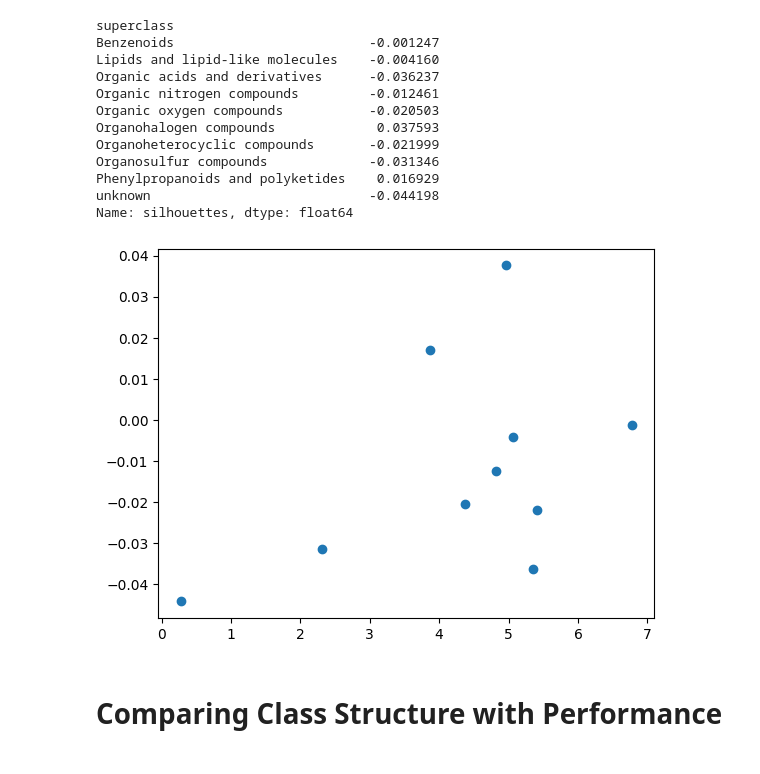
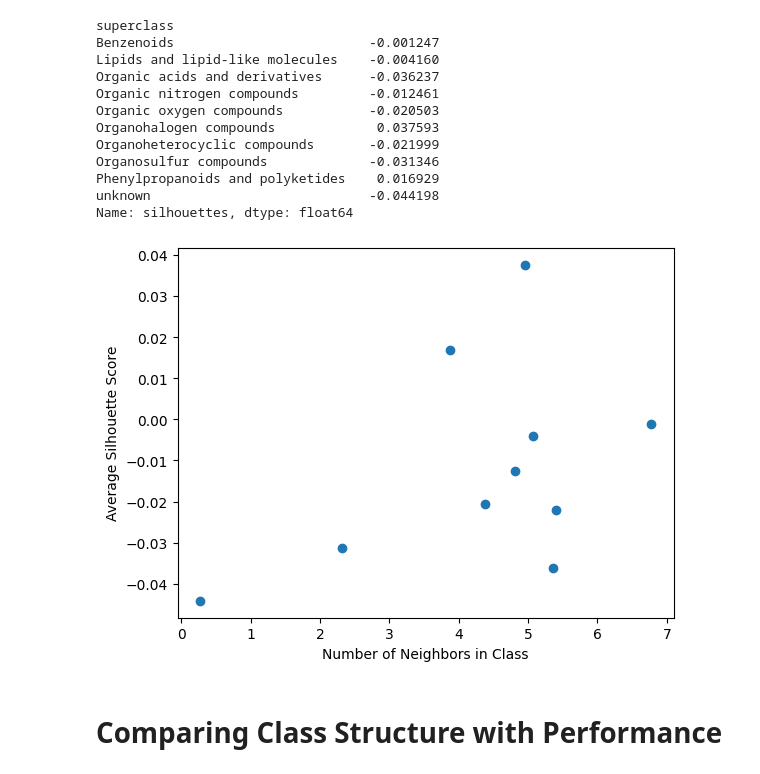
Before and after one commit to patlewig/genra-hybrid, a Jupyter notebook: notebooks/05-ajl-LD50_clusters.ipynb, the cells around one changed output. Cells and saved outputs as stored; diff of their text form; code cells hidden in the pictures.

```diff
--- a/notebooks/05-ajl-LD50_clusters.ipynb
+++ b/notebooks/05-ajl-LD50_clusters.ipynb
@@ -261,10 +294,13 @@ Name: silhouettes, dtype: float64
 # %%
 import matplotlib.pyplot as plt
 
+#A preliminary graph to check for relationships between variables we just plotted
 plt.scatter(subview.groupby('superclass').mean(numeric_only=True)['neighbors_in_class'].values,subview.groupby('superclass').mean(numeric_only=True)['silhouettes'].values)
+plt.xlabel("Number of Neighbors in Class")
+plt.ylabel("Average Silhouette Score")
 plt.show()
 # %% [output]
-[figure, old version]
+[figure, new version]
 # %% [markdown]
 # Comparing Class Structure with Performance
 # %%
```
Also changed, not shown: parts of 29 cells of this notebook, 1 other file.
